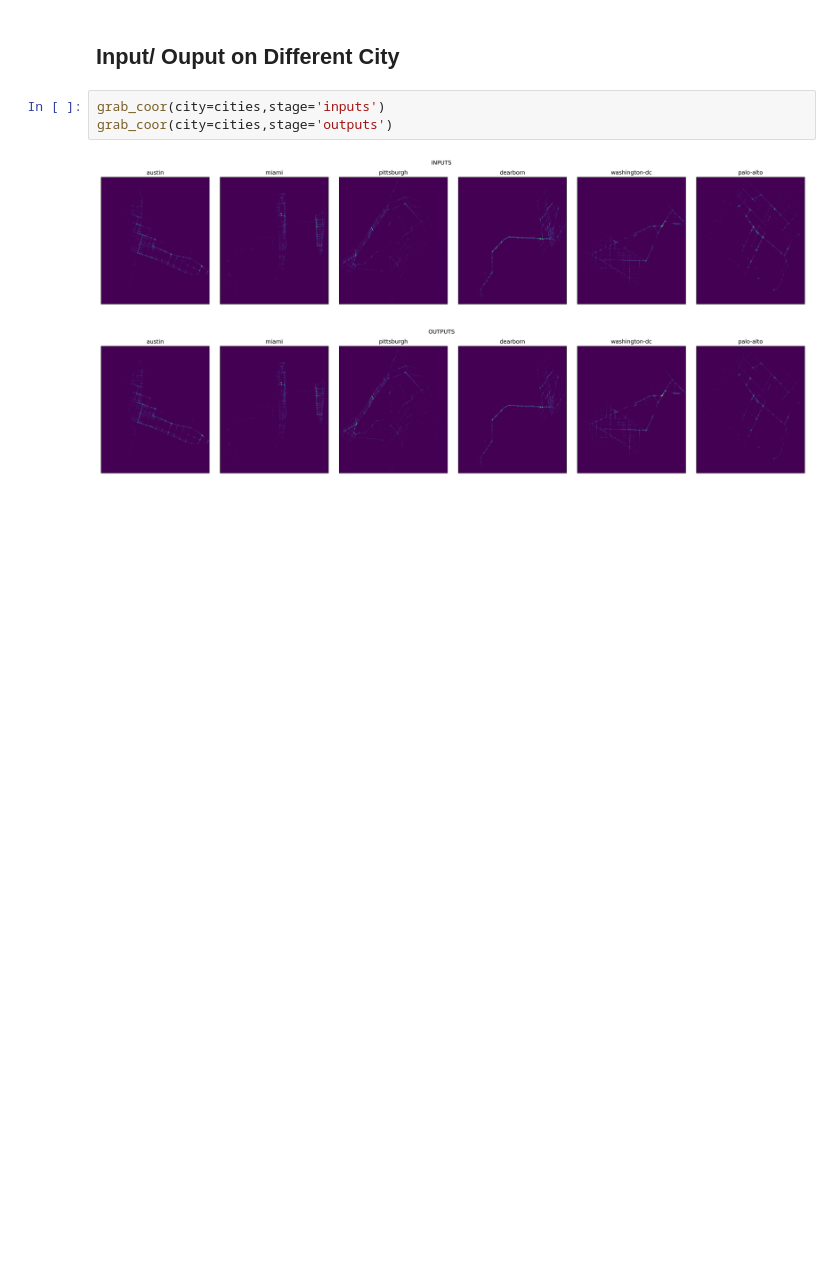
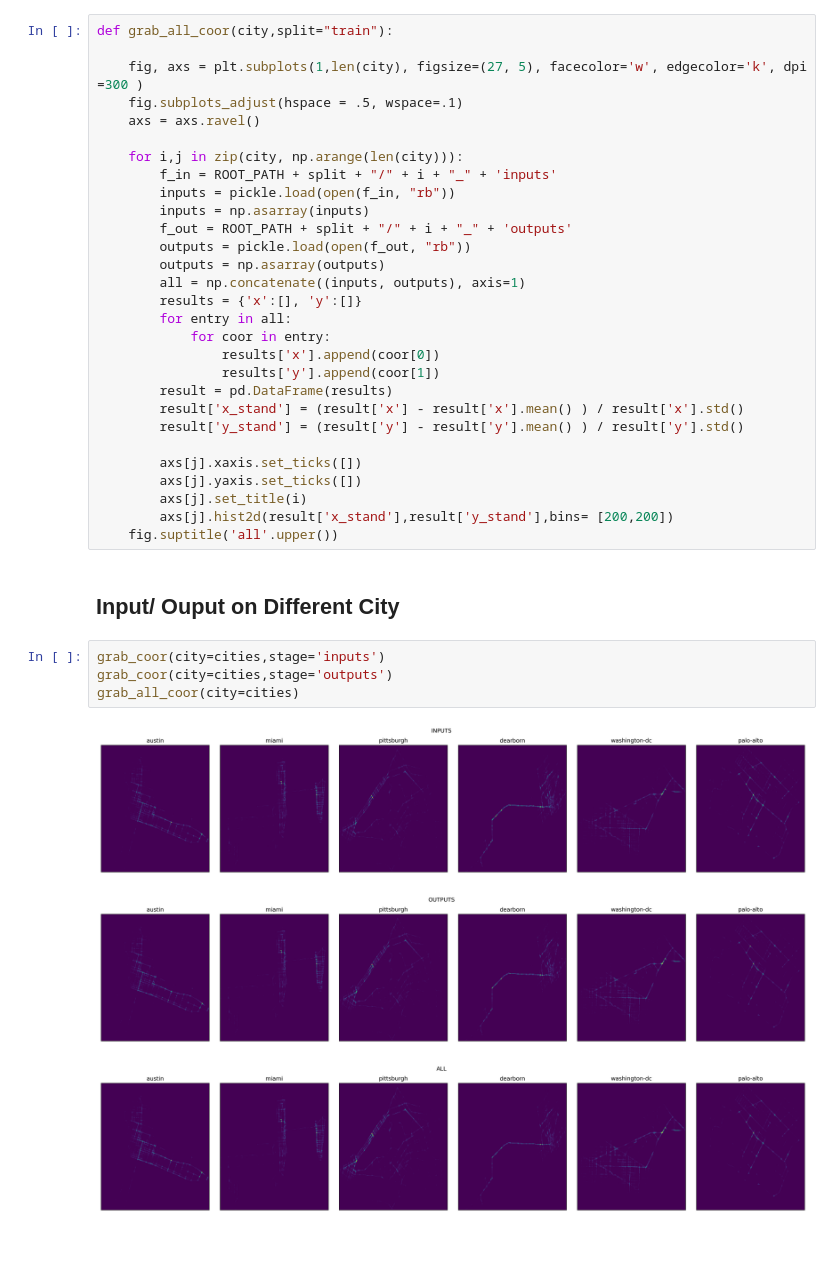
Before and after one commit to cepan/Autonomous_Vehicle_Trajectory_Prediction, a Jupyter notebook: argo2/visualization.ipynb, the cells around one changed output. Saved outputs shown, nothing was run; the diff lists cells and outputs as text; blank space fills up the shorter version.

Commit message:
update some function, combine inputouput

```diff
--- a/argo2/visualization.ipynb
+++ b/argo2/visualization.ipynb
@@ -143,13 +143,44 @@ def grab_coor(city,stage,split="train"):
         axs[j].set_title(i)
         axs[j].hist2d(result['x_stand'],result['y_stand'],bins= [200,200])
     fig.suptitle(stage.upper())
+# %%
+def grab_all_coor(city,split="train"):
+
+    fig, axs = plt.subplots(1,len(city), figsize=(27, 5), facecolor='w', edgecolor='k', dpi =300 )
+    fig.subplots_adjust(hspace = .5, wspace=.1)
+    axs = axs.ravel()
+
+    for i,j in zip(city, np.arange(len(city))):
+        f_in = ROOT_PATH + split + "/" + i + "_" + 'inputs'
+        inputs = pickle.load(open(f_in, "rb"))
+        inputs = np.asarray(inputs)
+        f_out = ROOT_PATH + split + "/" + i + "_" + 'outputs'
+        outputs = pickle.load(open(f_out, "rb"))
+        outputs = np.asarray(outputs)
+        all = np.concatenate((inputs, outputs), axis=1)
+        results = {'x':[], 'y':[]}
+        for entry in all:
+            for coor in entry:
+                results['x'].append(coor[0])
+                results['y'].append(coor[1])
+        result = pd.DataFrame(results)
+        result['x_stand'] = (result['x'] - result['x'].mean() ) / result['x'].std()
+        result['y_stand'] = (result['y'] - result['y'].mean() ) / result['y'].std()
+
+        axs[j].xaxis.set_ticks([])
+        axs[j].yaxis.set_ticks([])
+        axs[j].set_title(i)
+        axs[j].hist2d(result['x_stand'],result['y_stand'],bins= [200,200])
+    fig.suptitle('all'.upper())
 # %% [markdown]
 ## Input/ Ouput on Different City
 # %%
 grab_coor(city=cities,stage='inputs')
 grab_coor(city=cities,stage='outputs')
+grab_all_coor(city=cities)
 # %% [output]
 [figure]
 [figure]
+[figure, added]
 # %% [markdown]
 ###
```
Also changed, not shown: parts of 1 cell of this notebook.
